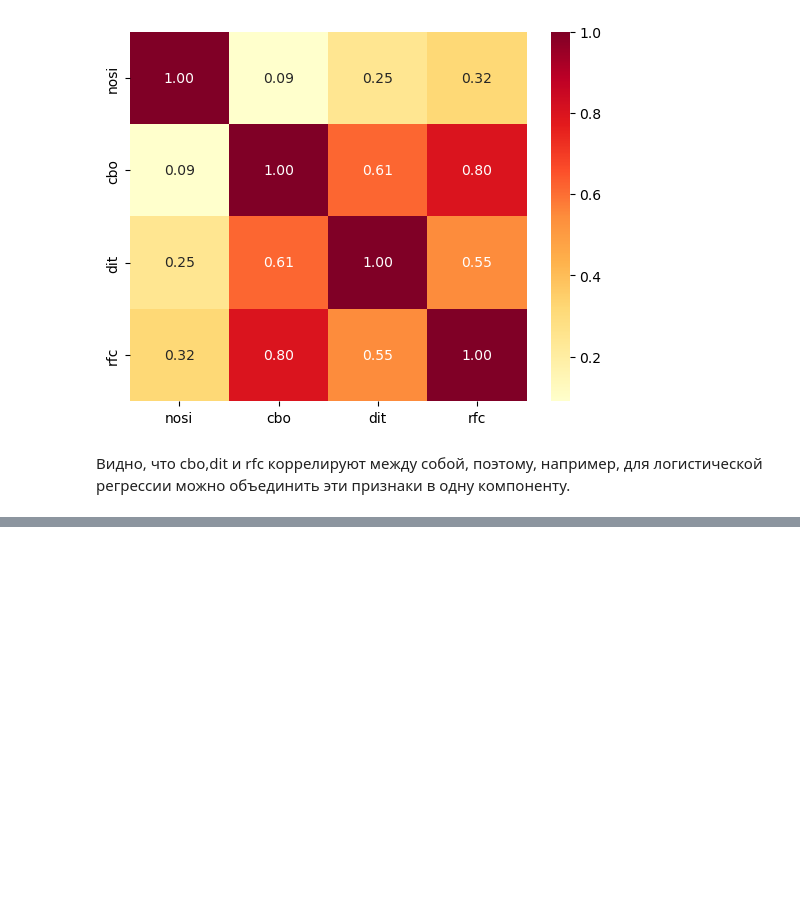
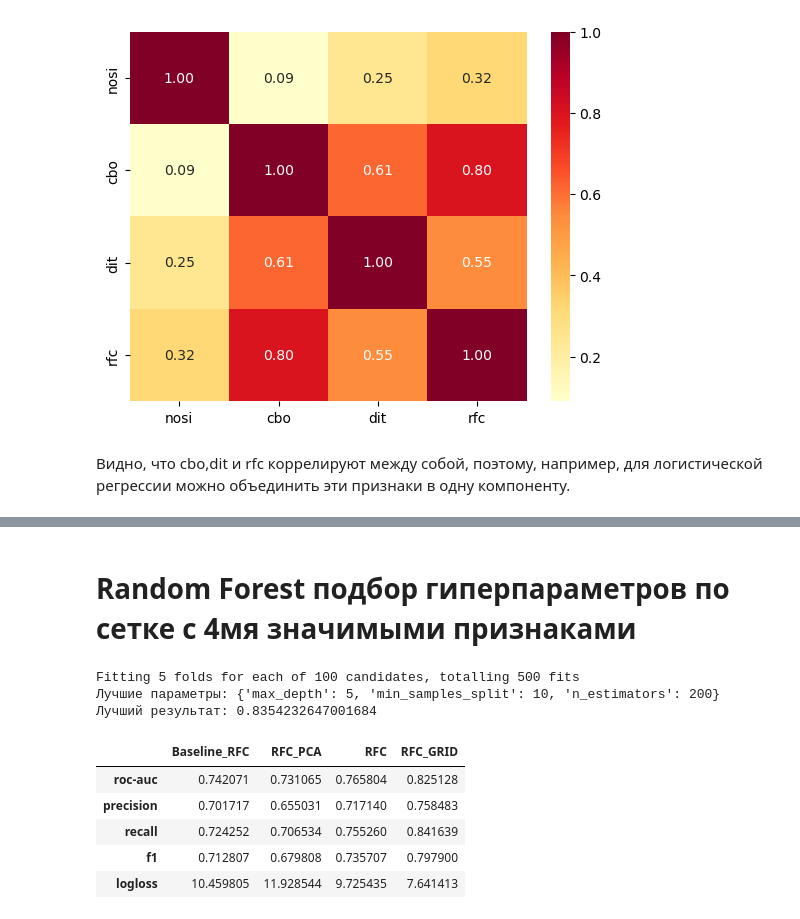
Before and after one commit to Makiavelly/ML-Defect-Software, a Jupyter notebook: mldifmod.ipynb, the cells around one changed output, grey strips where cells are left out. Drawn from its saved outputs; the diff is of its cells as text; code cells hidden in the pictures; blank space fills up the shorter version.

```diff
--- a/mldifmod.ipynb
+++ b/mldifmod.ipynb
@@ -371,0 +397,9 @@ ROC-AUC: 0.524
+# %%
+metrics['RFC'] = [
+    roc_auc_score(y_test, y_pred_proba_rfc_significant[:, 1]),
+    precision_score(y_test, y_pred_rfc_significant),
+    recall_score(y_test, y_pred_rfc_significant),
+    f1_score(y_test, y_pred_rfc_significant),
+    log_loss(y_test, y_pred_rfc_significant)
+]
+metrics
@@ -371,0 +429,2 @@ ROC-AUC: 0.524
+# %% [markdown]
+# Random Forest подбор гиперпараметров по сетке с 4мя значимыми признаками
@@ -371,0 +435,47 @@ ROC-AUC: 0.524
+# %%
+rfc_grid = RandomForestClassifier(random_state=1)
+
+param_grid = {
+    'n_estimators': [100, 150, 200, 300, 350],
+    'max_depth': [3, 5, 10, 20, 40],
+    'min_samples_split': [2, 5, 10, 15]
+}
+
+grid_search = GridSearchCV(
+    estimator=rfc_grid,
+    param_grid=param_grid,
+    cv=5,
+    scoring='roc_auc',
+    n_jobs=-1,
+    verbose=1
+)
+
+grid_search.fit(X_train_significant, y_train)
+
+print("Лучшие параметры:", grid_search.best_params_)
+print("Лучший результат:", grid_search.best_score_)
+
+best_rfc_grid = grid_search.best_estimator_
+# %% [output]
+Fitting 5 folds for each of 100 candidates, totalling 500 fits
+Лучшие параметры: {'max_depth': 5, 'min_samples_split': 10, 'n_estimators': 200}
+Лучший результат: 0.8354232647001684
+# %%
+y_pred_rfc_significant_grid = best_rfc_grid.predict(X_test_significant)
+y_pred_proba_rfc_significant_grid = best_rfc_grid.predict_proba(X_test_significant)
+
+metrics['RFC_GRID'] = [
+    roc_auc_score(y_test, y_pred_proba_rfc_significant_grid[:, 1]),
+    precision_score(y_test, y_pred_rfc_significant_grid),
+    recall_score(y_test, y_pred_rfc_significant_grid),
+    f1_score(y_test, y_pred_rfc_significant_grid),
+    log_loss(y_test, y_pred_rfc_significant_grid)
+]
+metrics
+# %% [output]
+|  | Baseline_RFC | RFC_PCA | RFC | RFC_GRID |
+| roc-auc | 0.742071 | 0.731065 | 0.765804 | 0.825128 |
+| precision | 0.701717 | 0.655031 | 0.717140 | 0.758483 |
+| recall | 0.724252 | 0.706534 | 0.755260 | 0.841639 |
+| f1 | 0.712807 | 0.679808 | 0.735707 | 0.797900 |
+| logloss | 10.459805 | 11.928544 | 9.725435 | 7.641413 |
```
Also changed, not shown: parts of 35 cells of this notebook.
